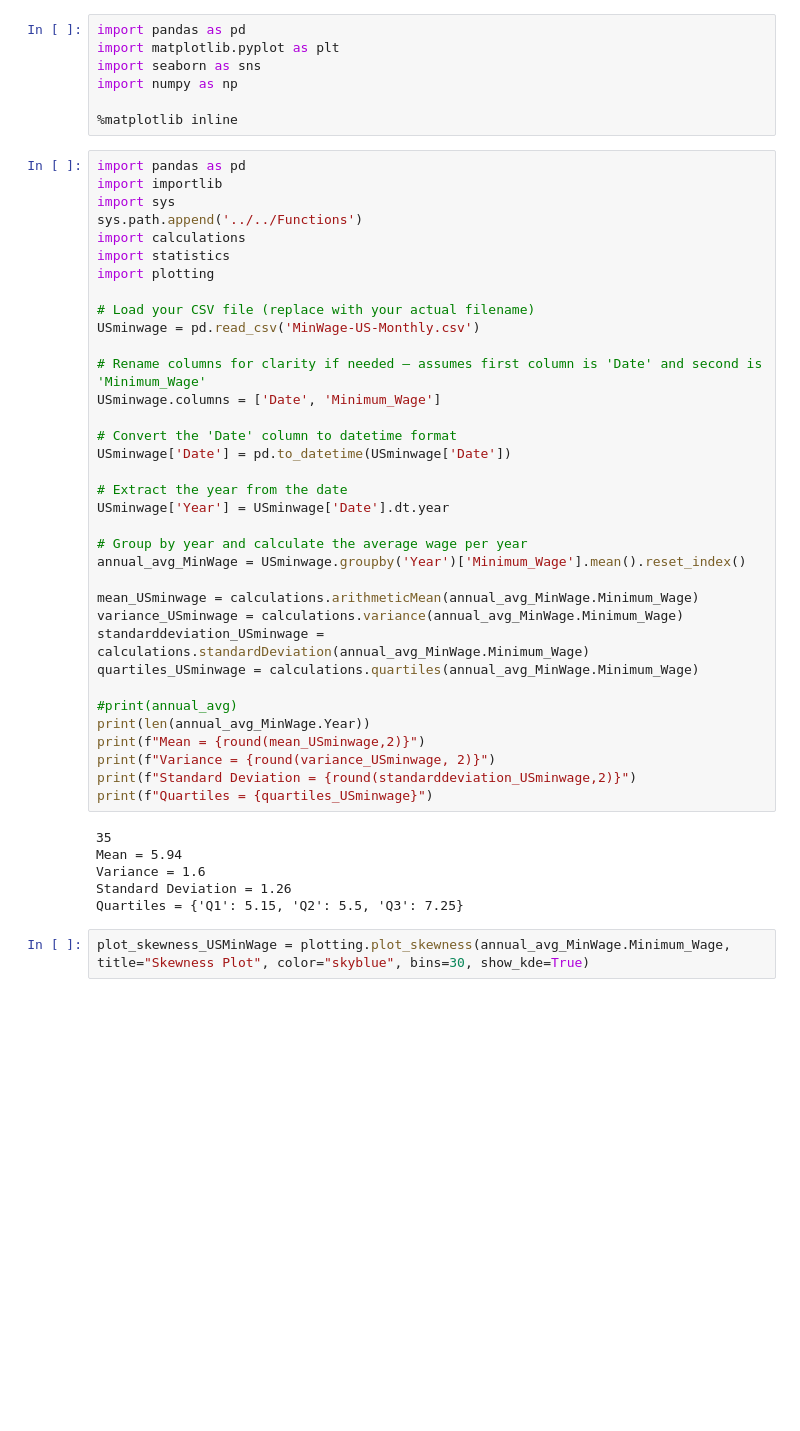
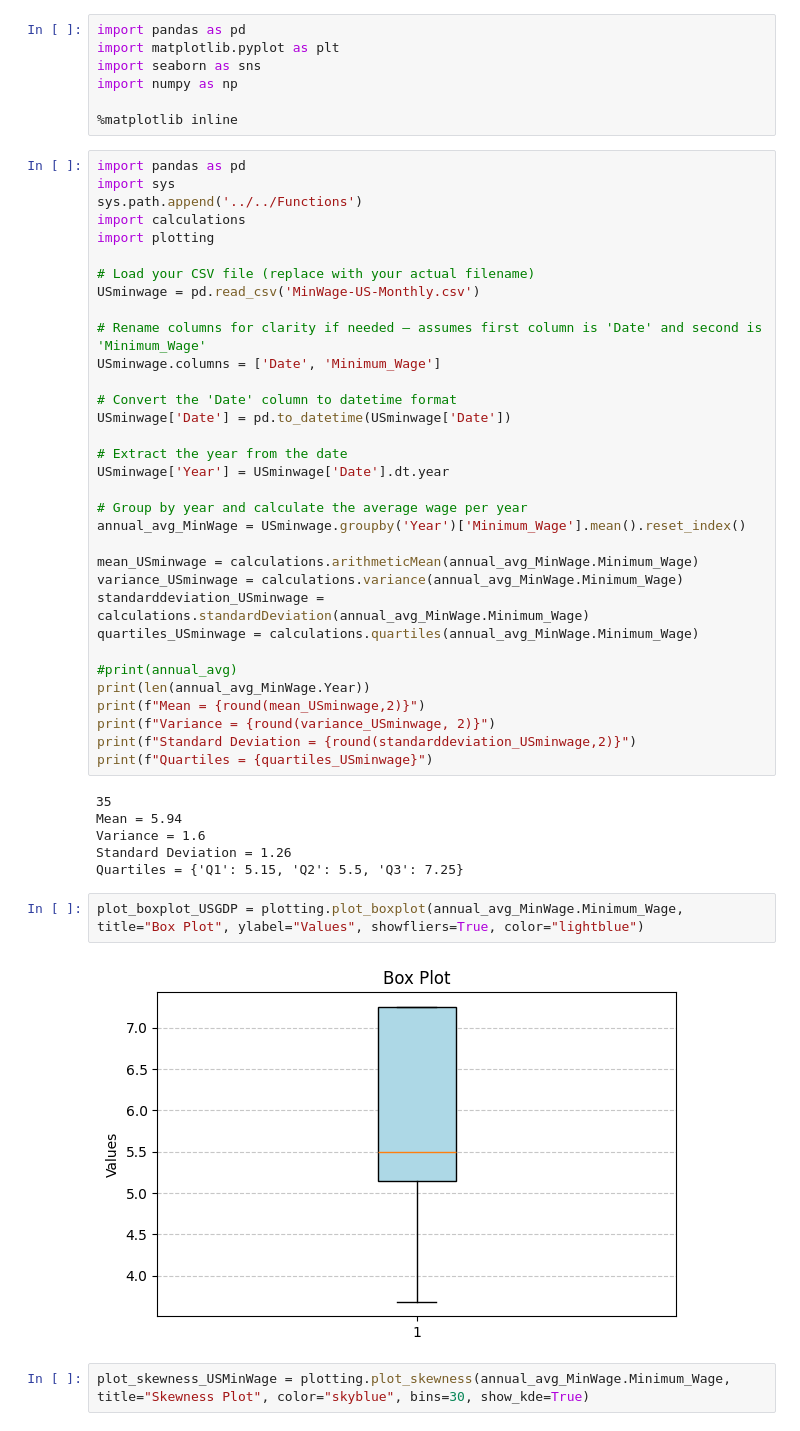
Before and after one commit to Maryem-Harmessi/BonusExercise, a Jupyter notebook: Data/USA/USA-analytics.ipynb, the cells around one changed output. Saved outputs shown, nothing was run; the diff lists cells and outputs as text; blank space fills up the shorter version.

```diff
--- a/Data/USA/USA-analytics.ipynb
+++ b/Data/USA/USA-analytics.ipynb
@@ -7,11 +7,9 @@ import numpy as np
 %matplotlib inline
 # %%
 import pandas as pd
-import importlib
 import sys
 sys.path.append('../../Functions')
 import calculations
-import statistics
 import plotting
 
 # Load your CSV file (replace with your actual filename)
@@ -46,6 +44,10 @@ Mean = 5.94
 Variance = 1.6
 Standard Deviation = 1.26
 Quartiles = {'Q1': 5.15, 'Q2': 5.5, 'Q3': 7.25}
+# %%
+plot_boxplot_USGDP = plotting.plot_boxplot(annual_avg_MinWage.Minimum_Wage, title="Box Plot", ylabel="Values", showfliers=True, color="lightblue")
+# %% [output]
+[figure, added]
 # %%
 plot_skewness_USMinWage = plotting.plot_skewness(annual_avg_MinWage.Minimum_Wage, title="Skewness Plot", color="skyblue", bins=30, show_kde=True)
 # %% [output]
```
Also changed, not shown: parts of 1 cell of this notebook.
